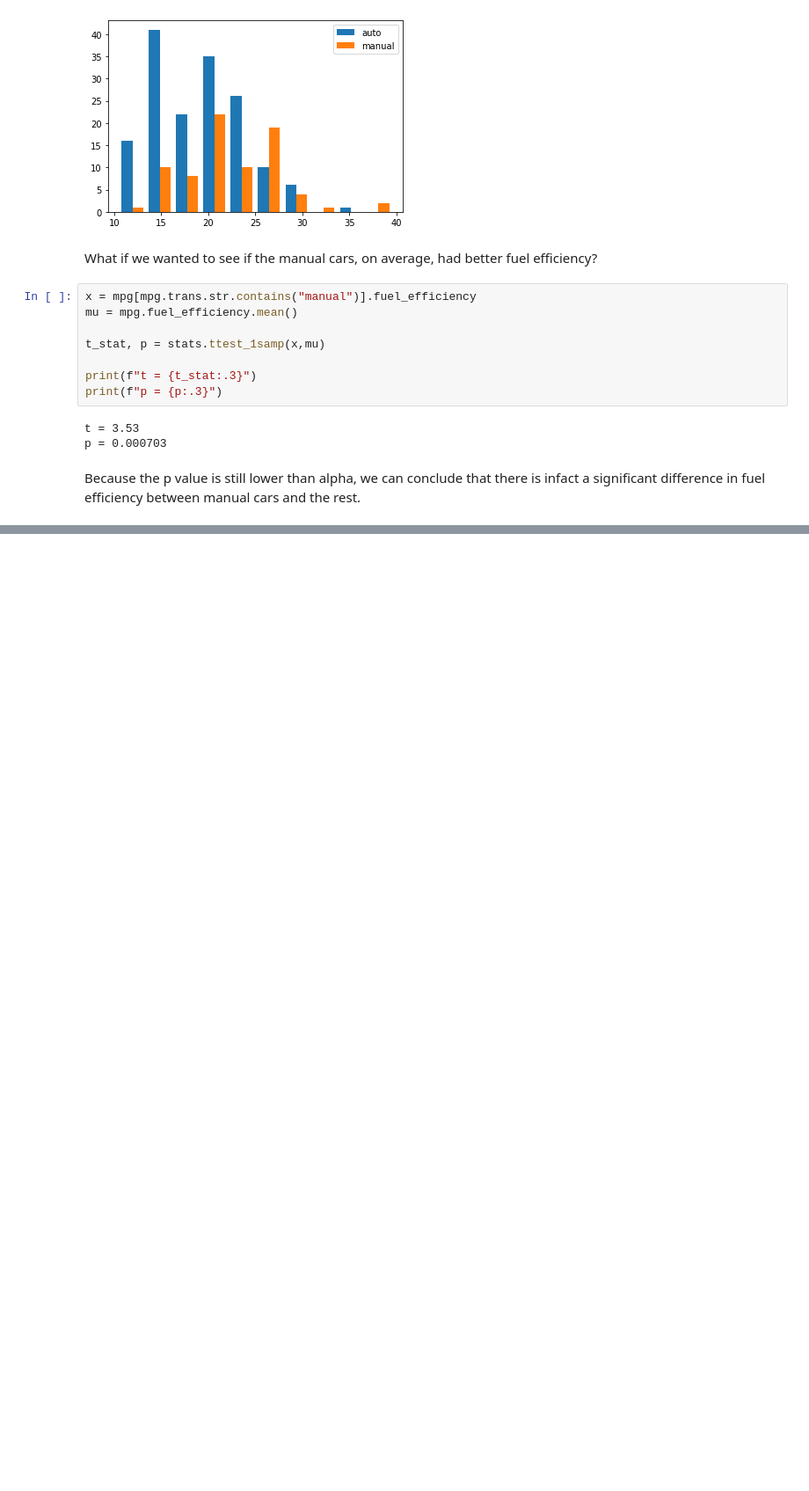
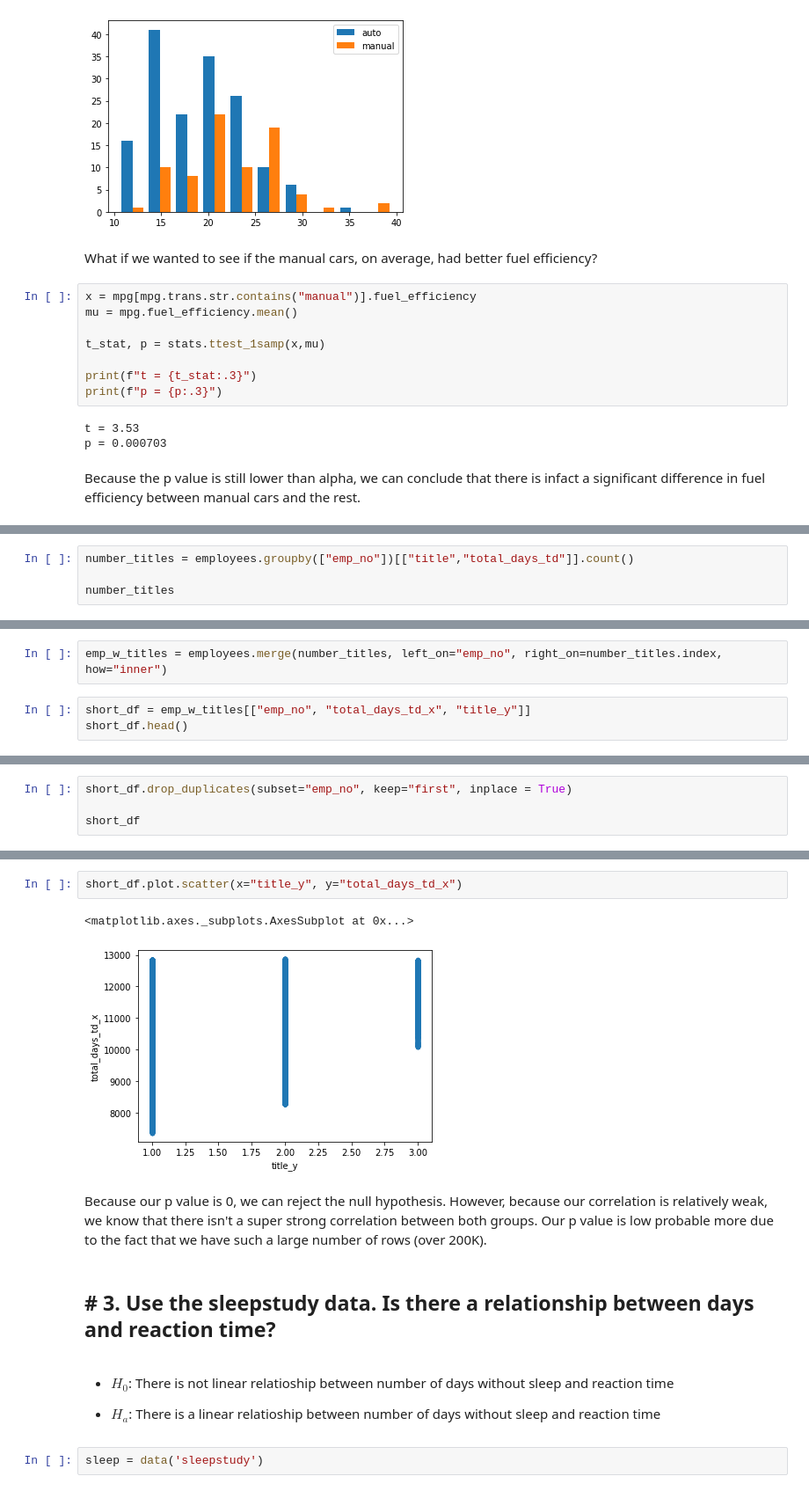
Before and after one commit to guedanie/statistics-exercises, a Jupyter notebook: hypothesis_testing.ipynb, the cells around one changed output, grey strips where cells are left out. Shown at 88% size. Drawn from its saved outputs; the diff is of its cells as text; blank space fills up the shorter version.

Commit message:
finished exercises from linear correlation

```diff
--- a/hypothesis_testing.ipynb
+++ b/hypothesis_testing.ipynb
@@ -266,0 +478,4 @@ Because the p value is still lower than alpha, we can conclude that there is inf
+# %%
+number_titles = employees.groupby(["emp_no"])[["title","total_days_td"]].count()
+
+number_titles
@@ -266,0 +497,5 @@ Because the p value is still lower than alpha, we can conclude that there is inf
+# %%
+emp_w_titles = employees.merge(number_titles, left_on="emp_no", right_on=number_titles.index, how="inner")
+# %%
+short_df = emp_w_titles[["emp_no", "total_days_td_x", "title_y"]]
+short_df.head()
@@ -266,0 +509,4 @@ Because the p value is still lower than alpha, we can conclude that there is inf
+# %%
+short_df.drop_duplicates(subset="emp_no", keep="first", inplace = True)
+
+short_df
@@ -266,0 +540,15 @@ Because the p value is still lower than alpha, we can conclude that there is inf
+# %%
+short_df.plot.scatter(x="title_y", y="total_days_td_x")
+# %% [output]
+<matplotlib.axes._subplots.AxesSubplot at 0x...>
+[figure, added]
+# %% [markdown]
+Because our p value is 0, we can reject the null hypothesis. However, because our correlation is relatively weak, we know that there isn't a super strong correlation between both groups. Our p value is low probable more due to the fact that we have such a large number of rows (over 200K).
+# %% [markdown]
+## # 3. Use the sleepstudy data. Is there a relationship between days and reaction time?
+# %% [markdown]
+* $H_0$: There is not linear relatioship between number of days without sleep and reaction time
+
+* $H_a$: There is a linear relatioship between number of days without sleep and reaction time
+# %%
+sleep = data('sleepstudy')
```
Also changed, not shown: parts of 43 cells of this notebook.
